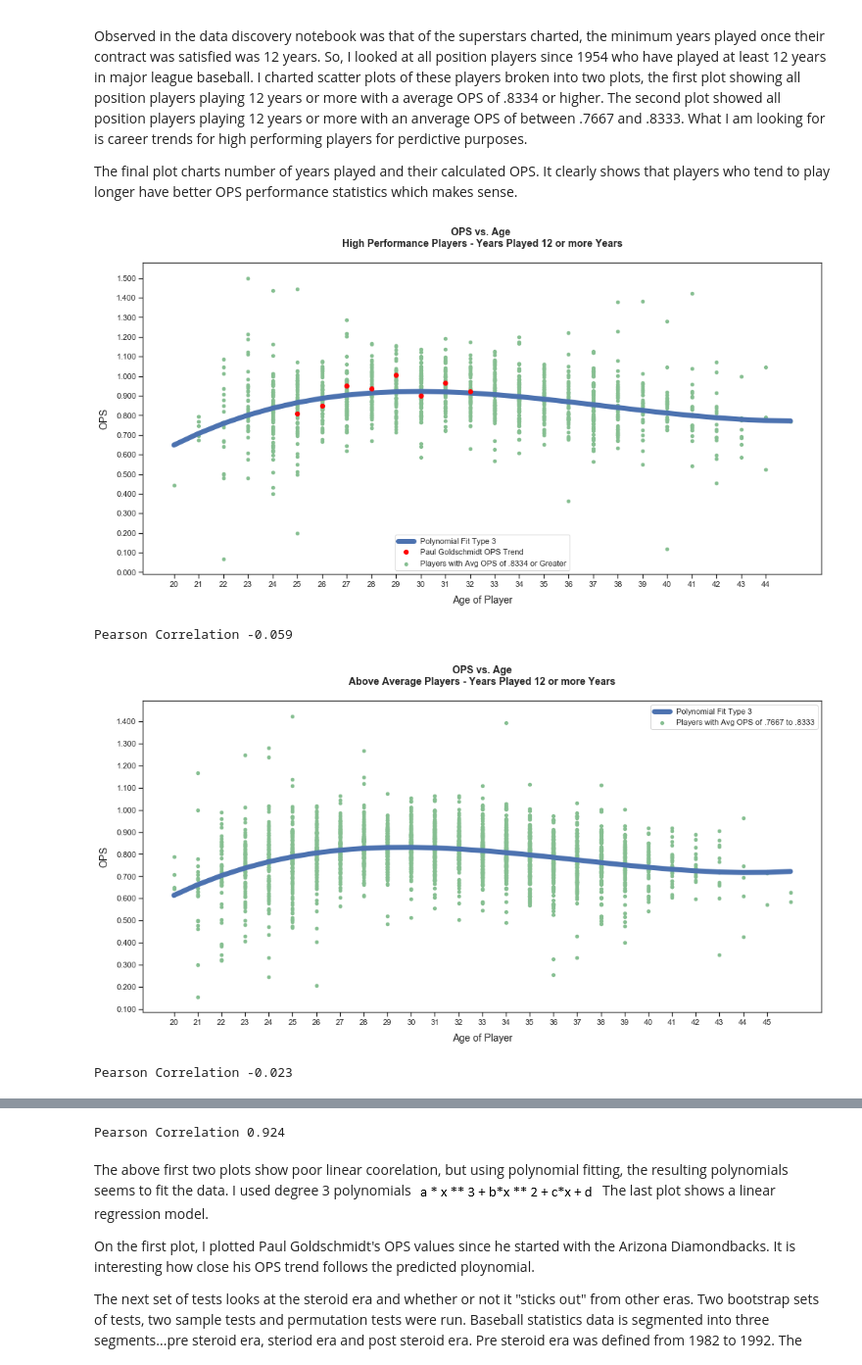
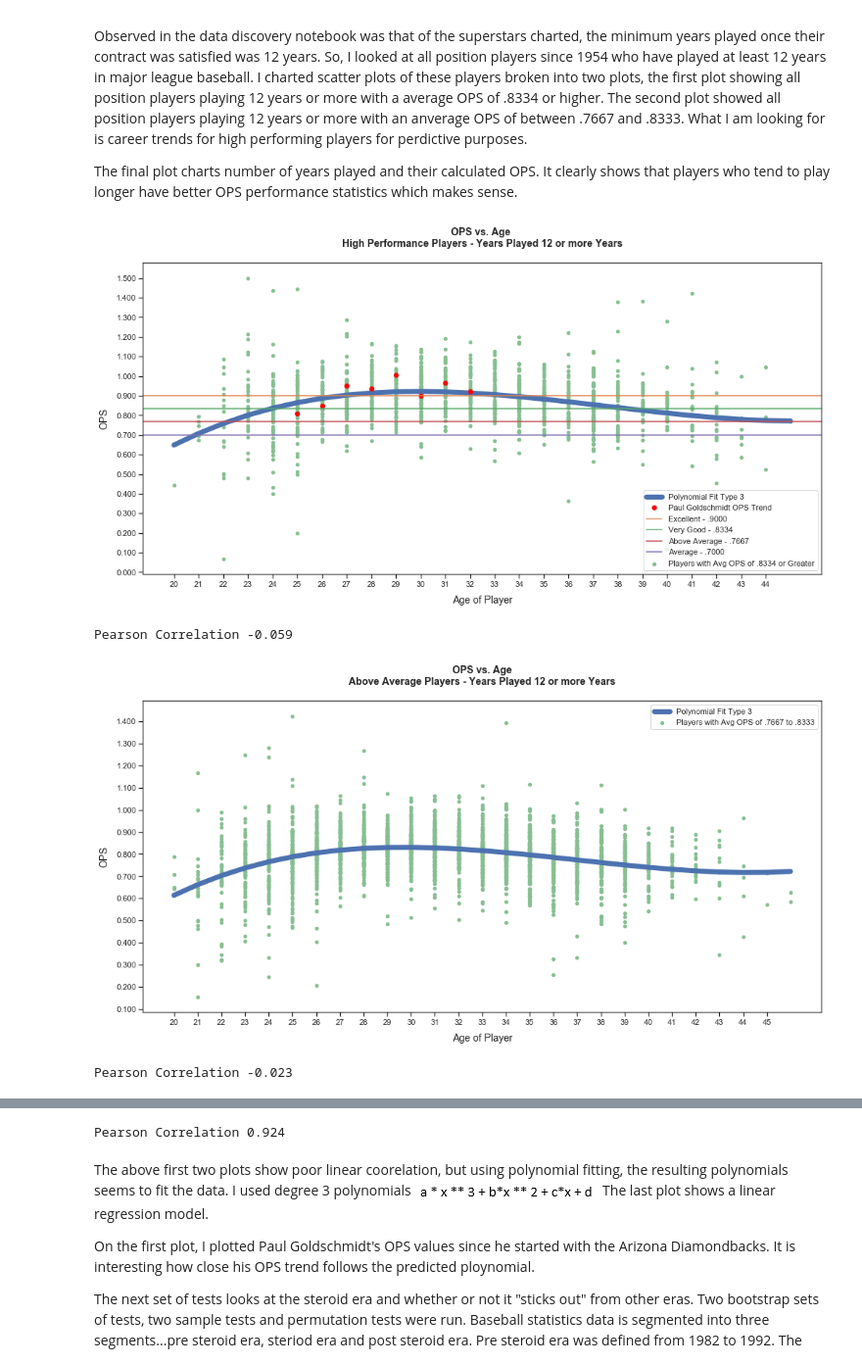
Before and after one commit to paulscheibal/SBDataScienceCert, a Jupyter notebook: CapstoneP1/Statistics/StatisticalAnalysisStory.ipynb, the cells around one changed output, grey strips where cells are left out. Shown at 98% size. Saved outputs shown, nothing was run; the diff lists cells and outputs as text; code cells hidden in the pictures.

Commit message:
added performance lines to paul goldschmidt plot

```diff
--- a/CapstoneP1/Statistics/StatisticalAnalysisStory.ipynb
+++ b/CapstoneP1/Statistics/StatisticalAnalysisStory.ipynb
@@ -581,12 +581,12 @@ The final plot charts number of years played and their calculated OPS.  It clear
 #
 # Scatter plot for players playing for 12 or more years by OPS vs Age (.8334 AVG OPS or greater)
 #
-dfplot = df[ (df['OPS_AVG'] >= .8334) & (df['years_played'] >= 12) & (df['OPS'] <= 1.5) & (df['age'] >= 20)][['OPS','age']]
-dfplot.age = dfplot.age.round()
 dfps = df[df['playerID'] == 'goldspa01']
 xps = dfps.age
 yps = dfps.OPS
 
+dfplot = df[ (df['OPS_AVG'] >= .8334) & (df['years_played'] >= 12) & (df['OPS'] <= 1.5) &  (df['age'] >= 20)][['OPS','age']]
+dfplot.age = dfplot.age.round()
 ax = dfplot.plot(kind='scatter',x='age',y='OPS',color='#86bf91', figsize=(FSHZ,8),label='Players with Avg OPS of .8334 or Greater')
 ax.set_title('OPS vs. Age \nHigh Performance Players - Years Played 12 or more Years\n', weight='bold', size=14)
 ax.set_xlabel("Age of Player", labelpad=10, size=14)
@@ -597,7 +597,7 @@ for tick in ax.get_yticklabels():
     tick.set_fontsize(11)
 sage = np.array(dfplot.age)
 sops = np.array(dfplot.OPS)
-plt.yticks(np.arange(0,1.6,.1))
+plt.yticks(np.arange(.0,1.6,.1))
 plt.xticks(np.arange(min(sage),max(sage),1))
 ax.yaxis.set_major_formatter(mtick.StrMethodFormatter('{x:1.3f}'))
 type = 3
@@ -605,9 +605,12 @@ coef,x,y = calc_poly(sage,sops,type)
 #dfxy = pd.DataFrame(xs,ys)
 plt.plot(x,y,label= 'Polynomial Fit Type %1.f' % type, linewidth=7)
 plt.plot(xps,yps,label='Paul Goldschmidt OPS Trend', marker='.', linestyle='none',markersize=12,color='red')
+plb.axhline(.9000,c='C1',label='Excellent - .9000', color='#ff9999')
+plb.axhline(.8334,c='C2',label='Very Good - .8334', color='#66b3ff')
+plb.axhline(.7667,c='C3',label='Above Average - .7667', color='#99ff99')
+plb.axhline(.7000,c='C4',label='Average - .7000', color='#ffcc99')
 leg = plt.legend()
 plt.show()
-
 cov = myCovariance(sage,sops)
 pcorr = myPearson_Corr(cov, sage, sops)
 print('Pearson Correlation %.3f' % pcorr)
@@ -638,34 +641,34 @@ plt.show()
 cov = myCovariance(sage,sops)
 pcorr = myPearson_Corr(cov, sage, sops)
 print('Pearson Correlation %.3f' % pcorr)
 
 #
 #  plot years played against OPS with polynomial
 #
 dfplot = df[(df['OPS'] <= 1.5)][['years_played','POS','H','BB','HBP','AB','SF','1B','2B','3B','HR']]
 dfplot = dfplot.groupby(['years_played']).sum()
 dfplot = dfplot.reset_index()
 dfplot = calc_ops(dfplot)
 dfplot = dfplot.reset_index()
 ax = dfplot.plot(kind='scatter',x='years_played',y='OPS',figsize=(15,8),linewidth=4,color='#86bf91', label='Years Played')
 ax.set_title('Combined OPS vs. Years Played\n',weight='bold', size=14)
 ax.set_xlabel("Years Played", labelpad=10, size=14)
 ax.set_ylabel("OPS", labelpad=10, size=14)
 ax.yaxis.set_major_formatter(mtick.StrMethodFormatter('{x:1.3f}'))
 syp = np.array(dfplot.years_played)
 sops = np.array(dfplot.OPS)
 plt.yticks(np.arange(.200,1.500,.050))
 plt.xticks(np.arange(min(syp), max(syp) + 1,1))
 type = 1
 coef,x,y = calc_poly(syp,sops,type)
 ax = plt.plot(x,y,label= 'Polynomial Fit Type %1.f' % type, linewidth=7)
 leg = plt.legend()
 plt.show()
 cov = myCovariance(syp,sops)
 pcorr = myPearson_Corr(cov, syp, sops)
 print('Pearson Correlation %.3f' % pcorr)
 # %% [output]
-[figure, old version]
+[figure, new version]
 Pearson Correlation -0.059
 [figure]
 Pearson Correlation -0.023
```
Also changed, not shown: parts of 1 cell of this notebook, 1 other file.
